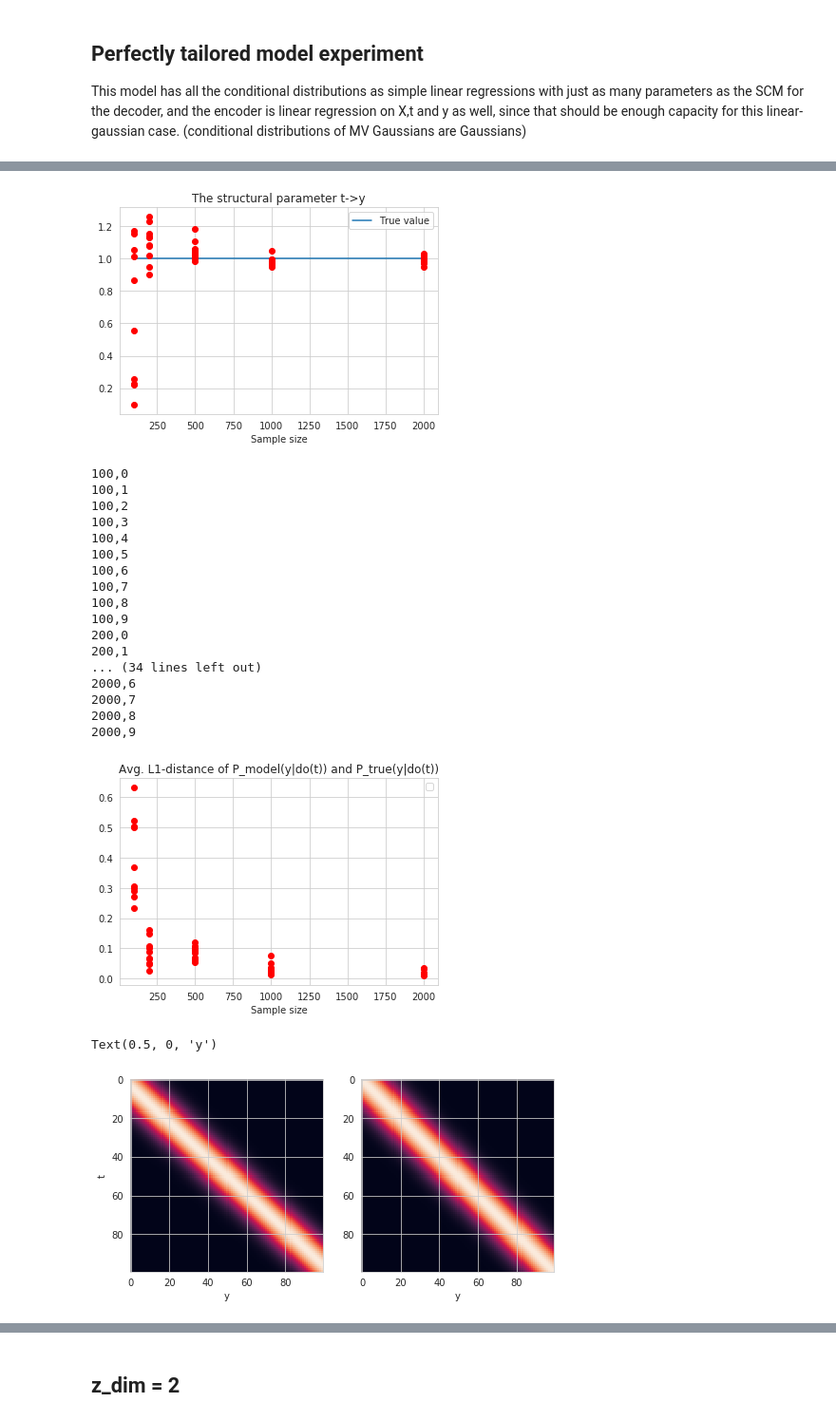
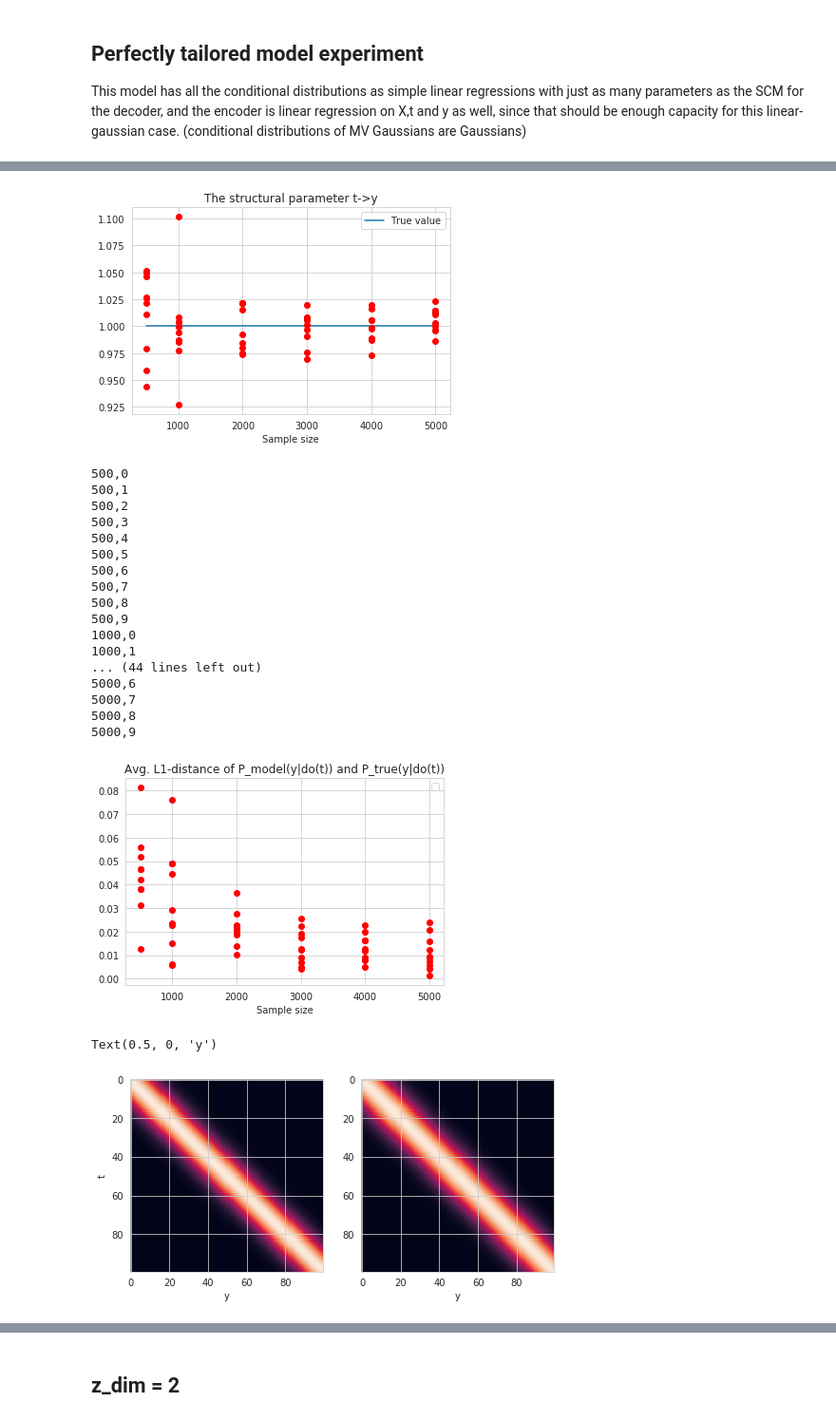
Before and after one commit to skwfz/cevae, a Jupyter notebook: linearTesting.ipynb, the cells around one changed output, grey strips where cells are left out. Shown at 95% size. Drawn from its saved outputs; the diff is of its cells as text; code cells hidden in the pictures.

```diff
--- a/linearTesting.ipynb
+++ b/linearTesting.ipynb
@@ -67,6 +70,6 @@ tensor([[0.5760, 0.9983]], requires_grad=True) true value: [1]
 # %%
 """Load the generated data"""
-dfs, models = load_dfs_models(folder, name, datasizes, datasize_times,
+dfs, models = load_dfs_models(folder, name,
                    input_dim=input_dim, z_dim=1, device=device, binary_t_y=binary_t_y,
                   p_y_zt_nn=p_y_zt_nn, q_z_xty_nn=q_z_xty_nn)
 datasizes = sorted(list(models.keys()))
@@ -82,7 +85,7 @@ for datasize in datasizes:
     for i in range(datasize_times):
         plt.plot(datasize, models[datasize][i].decoder.y_nn.weight[0,1].detach().numpy(),'ro',)
 # %% [output]
-[figure, old version]
+[figure, new version]
 # %%
 avg_causal_dists = {}
 for datasize in datasizes:
@@ -92,23 +95,23 @@ for datasize in datasizes:
         model = models[datasize][i]
         avg_causal_dists[datasize][i],_,_,_,_,_ = avg_causal_L1_dist(model=model, c_yt=c_yt, c_yz=c_yz, s_y=s_y, c_t=c_t, s_t=s_t, c_x=c_x, p_y_zt_nn=False)
 # %% [output]
-100,0
-100,1
-100,2
-100,3
-100,4
-100,5
-100,6
-100,7
-100,8
-100,9
-200,0
-200,1
-... (34 lines left out)
-2000,6
-2000,7
-2000,8
-2000,9
+500,0
+500,1
+500,2
+500,3
+500,4
+500,5
+500,6
+500,7
+500,8
+500,9
+1000,0
+1000,1
+... (44 lines left out)
+5000,6
+5000,7
+5000,8
+5000,9
 # %%
 """Plot results"""
 plt.figure()
@@ -119,18 +122,18 @@ for datasize in datasizes:
     for i in range(datasize_times):
         plt.plot(datasize, avg_causal_dists[datasize][i],'ro',)
 # %% [output]
-[figure, old version]
+[figure, new version]
 # %%
-model = models[200][6]
+model = models[500][6]
 avg_causal_dist, py_dot_model, py_dot_true, y_range, t_range, pt_true = avg_causal_L1_dist(model=model, c_yt=c_yt, c_yz=c_yz, s_y=s_y, c_t=c_t, s_t=s_t, c_x=c_x, p_y_zt_nn=False)
 
 fig, axes = plt.subplots(1,2, figsize=(8,4))
 axes[0].imshow(py_dot_model)
 axes[1].imshow(py_dot_true)
 axes[0].set_xlabel("y")
 axes[0].set_ylabel("t")
 axes[1].set_xlabel("y")
 # %% [output]
 Text(0.5, 0, 'y')
-[figure, old version]
+[figure, new version]
 # %% [markdown]
```
Also changed, not shown: parts of 72 cells of this notebook, 11 other files.
